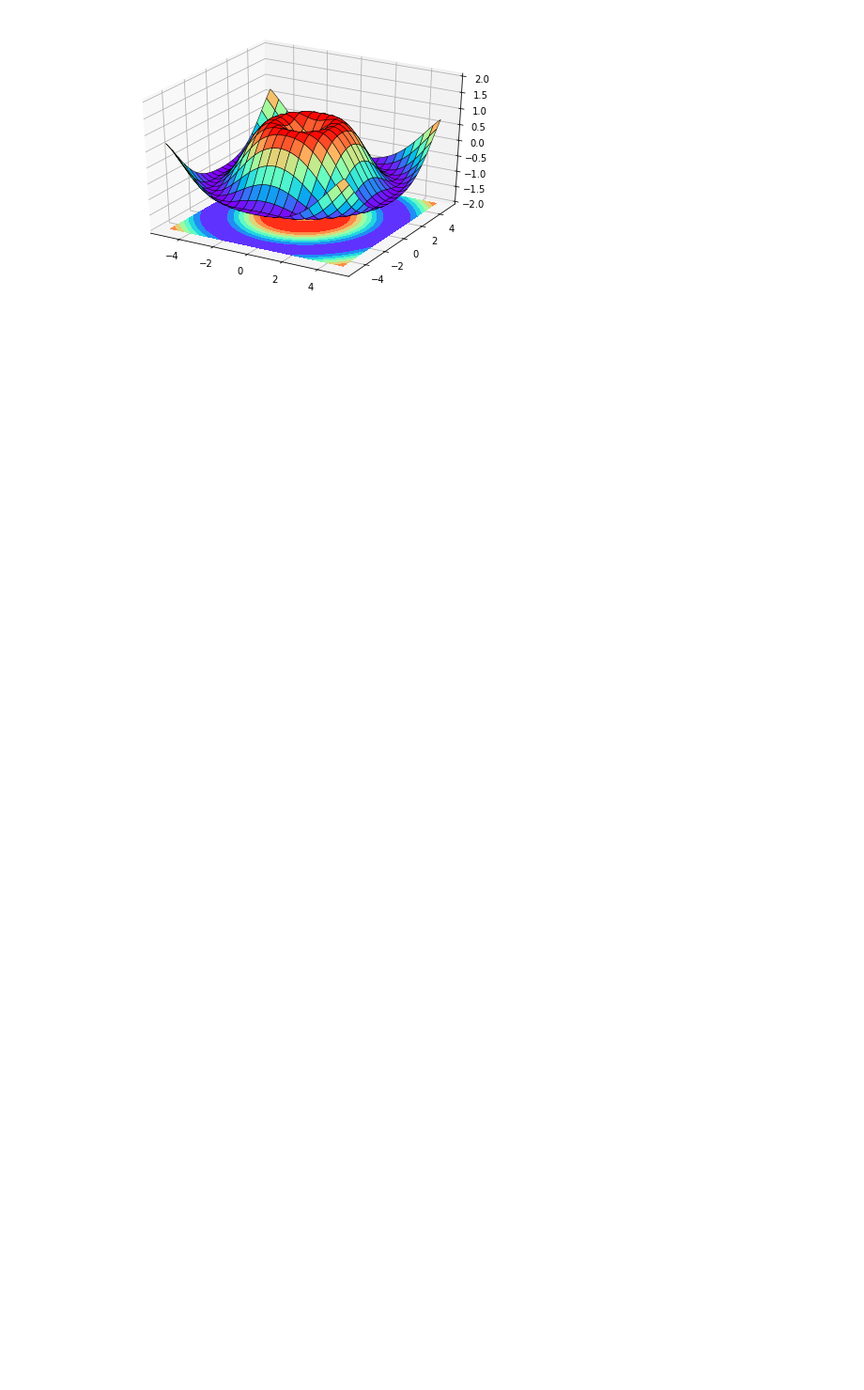
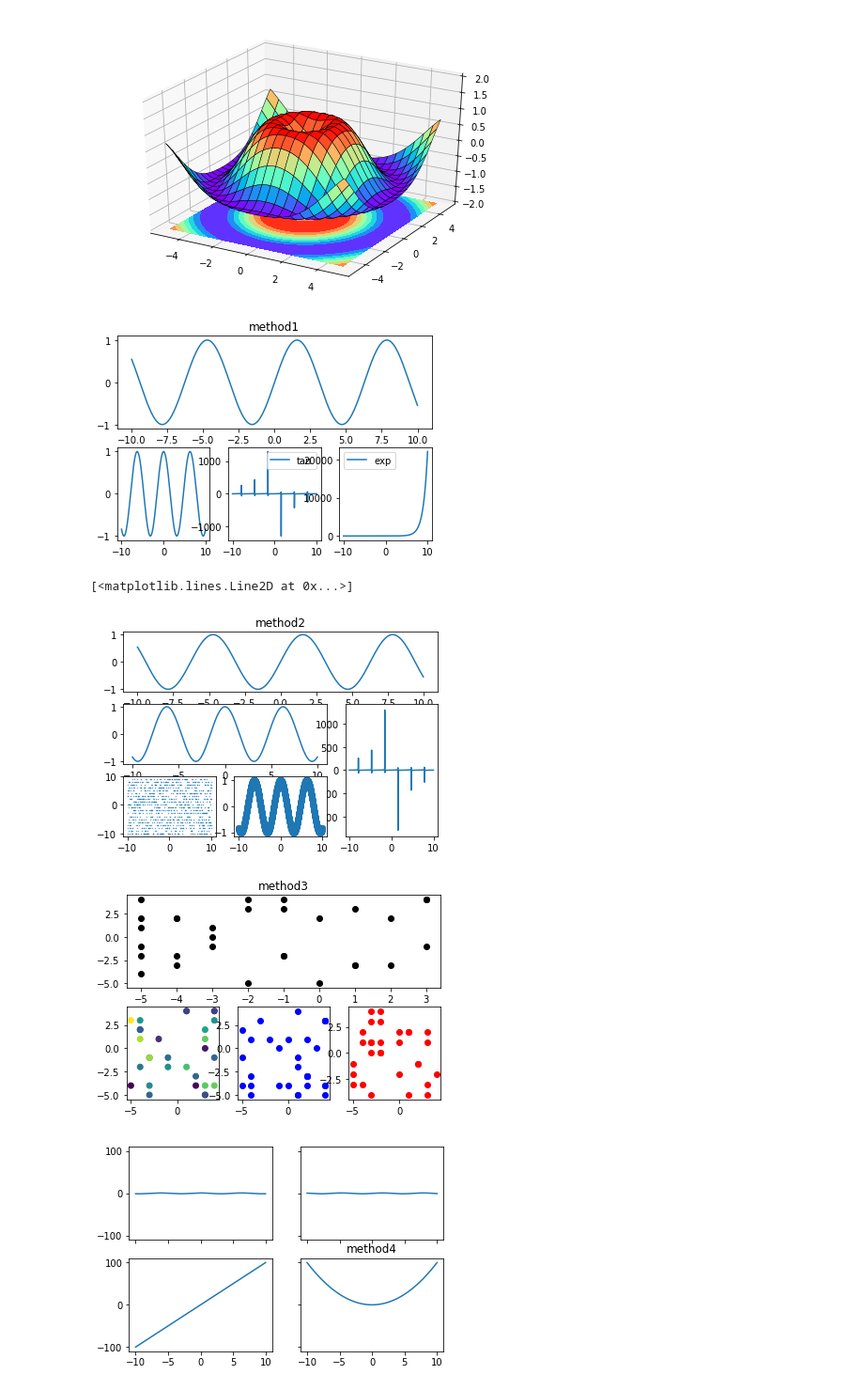
Before and after one commit to Leolewis5/Machine_Learning, a Jupyter notebook: data_handle/matplotlib_practice.ipynb, the cells around one changed output. Shown: that part at 94% size. Cells and saved outputs as stored; diff of their text form; code cells hidden in the pictures; blank space fills up the shorter version.

```diff
--- a/data_handle/matplotlib_practice.ipynb
+++ b/data_handle/matplotlib_practice.ipynb
@@ -164,0 +161,72 @@ plt.figure()
+# %%
+# subplot
+
+plt.figure()
+
+#===== method 1 =====
+rx = np.linspace(-10,10,1000)
+plt.subplot(2,1,1)
+plt.plot(rx, np.sin(rx),label='sin')
+plt.title('method1')
+plt.subplot(234)
+plt.plot(rx, np.cos(rx),label='cos')
+plt.subplot(235)
+plt.plot(rx, np.tan(rx),label='tan')
+plt.legend()   # need to follow each subplot
+plt.subplot(236)
+plt.plot(rx, np.exp(rx),label='exp')
+plt.legend()
+plt.show()
+
+
+
+#===== method 2 =====
+# use subplotgrid to split plot
+plt.figure()
+ax1 = plt.subplot2grid((3,3),(0,0),colspan=3)
+ax1.plot(rx,np.sin(rx))
+ax2 = plt.subplot2grid((3,3),(1,0),colspan=2)
+ax2.plot(rx,np.cos(rx))
+ax3 = plt.subplot2grid((3,3),(1,2),rowspan=2)
+ax3.plot(rx,np.tan(rx))
+ax4 = plt.subplot2grid((3,3),(2,0))
+ax4.scatter(rx,np.random.randint(-10,10,1000),s=.1,cmap='rainbow')
+ax5 = plt.subplot2grid((3,3),(2,1))
+ax5.scatter(rx,np.cos(rx))
+ax1.set_title('method2')
+
+#========method 3 =======
+# gridspec, this is similar to method1
+plt.figure()
+import matplotlib.gridspec as gridspec
+gs = gridspec.GridSpec(2,3)
+
+ax1 = plt.subplot(gs[0,:])
+ax1.scatter(np.random.randint(-5,5,30),np.random.randint(-5,5,30),c='black')
+plt.title('method3')
+ax2 = plt.subplot(gs[1,0])
+ax2.scatter(np.random.randint(-5,5,30),np.random.randint(-5,5,30),c=np.random.randint(0,254,30))
+ax3 = plt.subplot(gs[1,1])
+ax3.scatter(np.random.randint(-5,5,30),np.random.randint(-5,5,30),c='blue')
+ax4 = plt.subplot(gs[1,2])
+ax4.scatter(np.random.randint(-5,5,30),np.random.randint(-5,5,30),c='red')
+
+
+
+
+#==== method 4 =====
+# share axes  , subplotsss
+
+f,((ax1,ax2),(ax3,ax4)) = plt.subplots(2,2,sharex =True, sharey = True)
+
+
+ax1.plot(rx,np.cos(rx))
+ax2.plot(rx,np.sin(rx))
+ax3.plot(rx,rx*10)
+ax4.plot(rx,rx**2)
+# %% [output]
+[figure, added]
+[<matplotlib.lines.Line2D at 0x...>]
+[figure, added]
+[figure, added]
+[figure, added]
```
Also changed, not shown: parts of 5 cells of this notebook.
